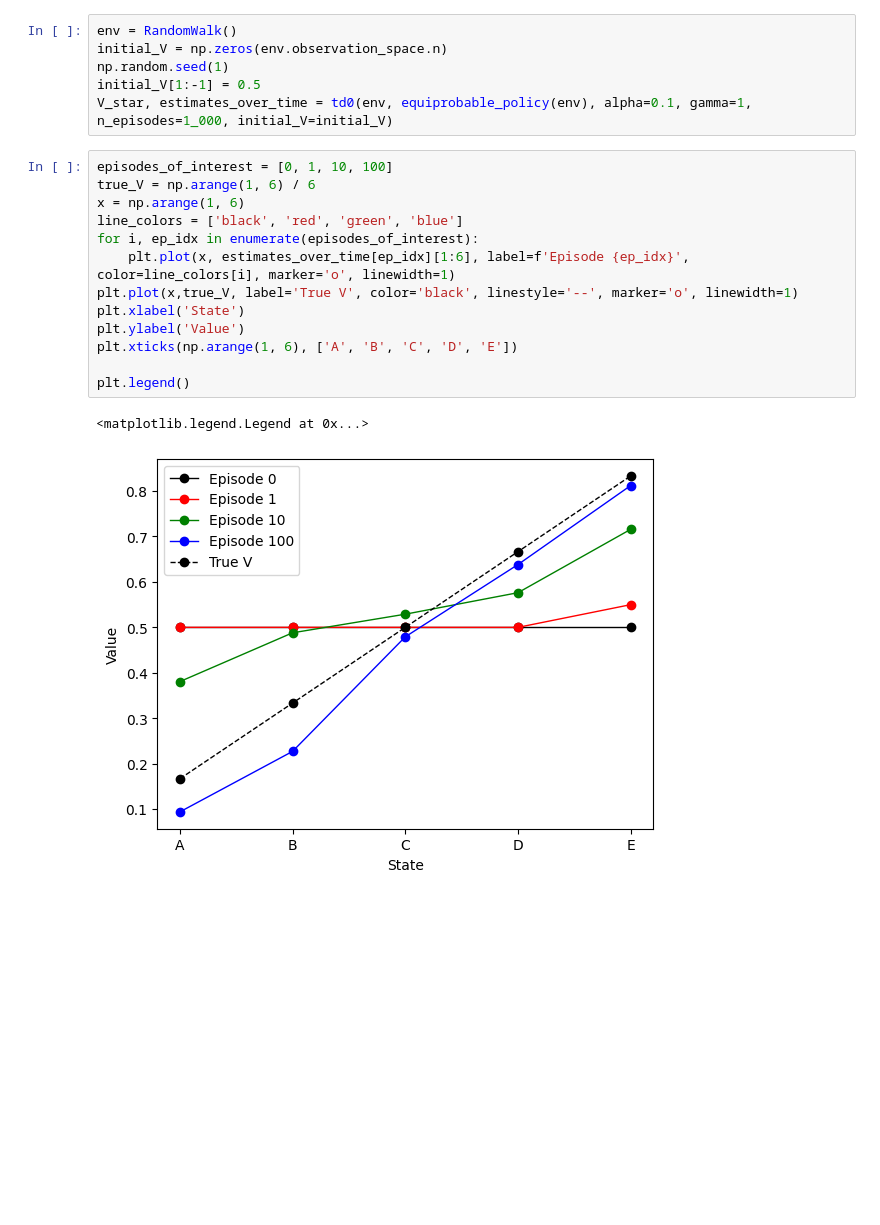
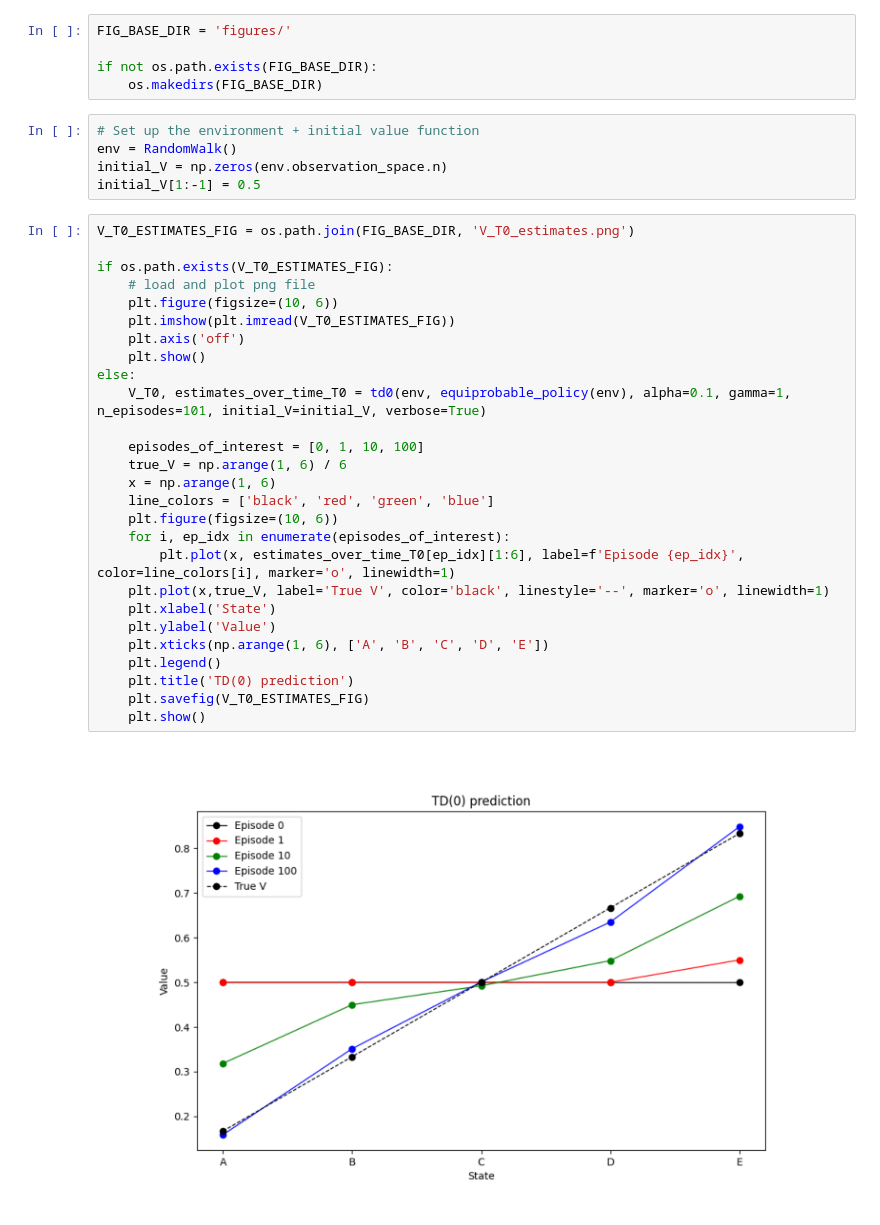
Before and after one commit to jhrudden/TD-MC, a Jupyter notebook: simulate.ipynb, the cells around one changed output. Drawn from its saved outputs; the diff is of its cells as text; blank space fills up the shorter version.

Commit message:
create plots from RL: An Introduction example 6.2

```diff
--- a/simulate.ipynb
+++ b/simulate.ipynb
@@ -10,23 +12,40 @@ plt.style.available
 plt.style.use('seaborn-v0_8-bright')
+# %%
+FIG_BASE_DIR = 'figures/'
+
+if not os.path.exists(FIG_BASE_DIR):
+    os.makedirs(FIG_BASE_DIR)
 # %%
+# Set up the environment + initial value function
 env = RandomWalk()
 initial_V = np.zeros(env.observation_space.n)
-np.random.seed(1)
 initial_V[1:-1] = 0.5
-V_star, estimates_over_time = td0(env, equiprobable_policy(env), alpha=0.1, gamma=1, n_episodes=1_000, initial_V=initial_V)
 # %%
-episodes_of_interest = [0, 1, 10, 100]
-true_V = np.arange(1, 6) / 6
-x = np.arange(1, 6)
-line_colors = ['black', 'red', 'green', 'blue']
-for i, ep_idx in enumerate(episodes_of_interest):
-    plt.plot(x, estimates_over_time[ep_idx][1:6], label=f'Episode {ep_idx}', color=line_colors[i], marker='o', linewidth=1)
-plt.plot(x,true_V, label='True V', color='black', linestyle='--', marker='o', linewidth=1)
-plt.xlabel('State')
-plt.ylabel('Value')
-plt.xticks(np.arange(1, 6), ['A', 'B', 'C', 'D', 'E'])
+V_T0_ESTIMATES_FIG = os.path.join(FIG_BASE_DIR, 'V_T0_estimates.png')
 
-plt.legend()
+if os.path.exists(V_T0_ESTIMATES_FIG):
+    # load and plot png file
+    plt.figure(figsize=(10, 6))
+    plt.imshow(plt.imread(V_T0_ESTIMATES_FIG))
+    plt.axis('off')
+    plt.show()
+else:
+    V_T0, estimates_over_time_T0 = td0(env, equiprobable_policy(env), alpha=0.1, gamma=1, n_episodes=101, initial_V=initial_V, verbose=True)
+
+    episodes_of_interest = [0, 1, 10, 100]
+    true_V = np.arange(1, 6) / 6
+    x = np.arange(1, 6)
+    line_colors = ['black', 'red', 'green', 'blue']
+    plt.figure(figsize=(10, 6))
+    for i, ep_idx in enumerate(episodes_of_interest):
+        plt.plot(x, estimates_over_time_T0[ep_idx][1:6], label=f'Episode {ep_idx}', color=line_colors[i], marker='o', linewidth=1)
+    plt.plot(x,true_V, label='True V', color='black', linestyle='--', marker='o', linewidth=1)
+    plt.xlabel('State')
+    plt.ylabel('Value')
+    plt.xticks(np.arange(1, 6), ['A', 'B', 'C', 'D', 'E'])
+    plt.legend()
+    plt.title('TD(0) prediction')
+    plt.savefig(V_T0_ESTIMATES_FIG)
+    plt.show()
 # %% [output]
-<matplotlib.legend.Legend at 0x...>
-[figure, old version]
+[figure, new version]
```
Also changed, not shown: parts of 3 cells of this notebook, 1 other file.
